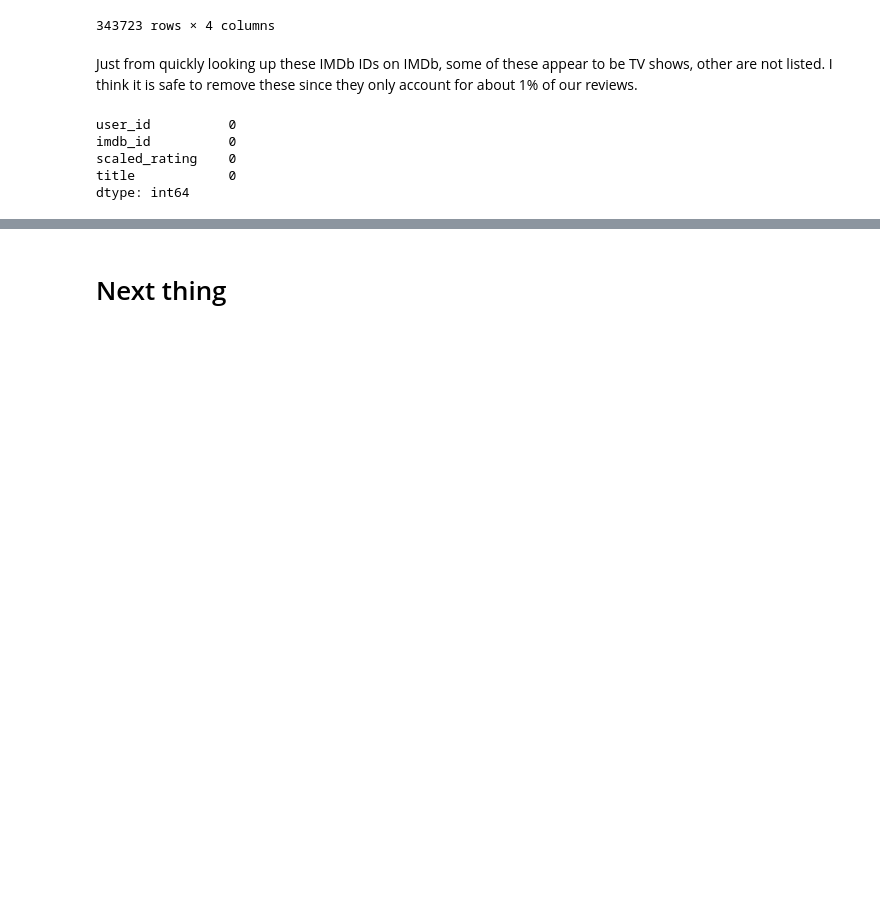
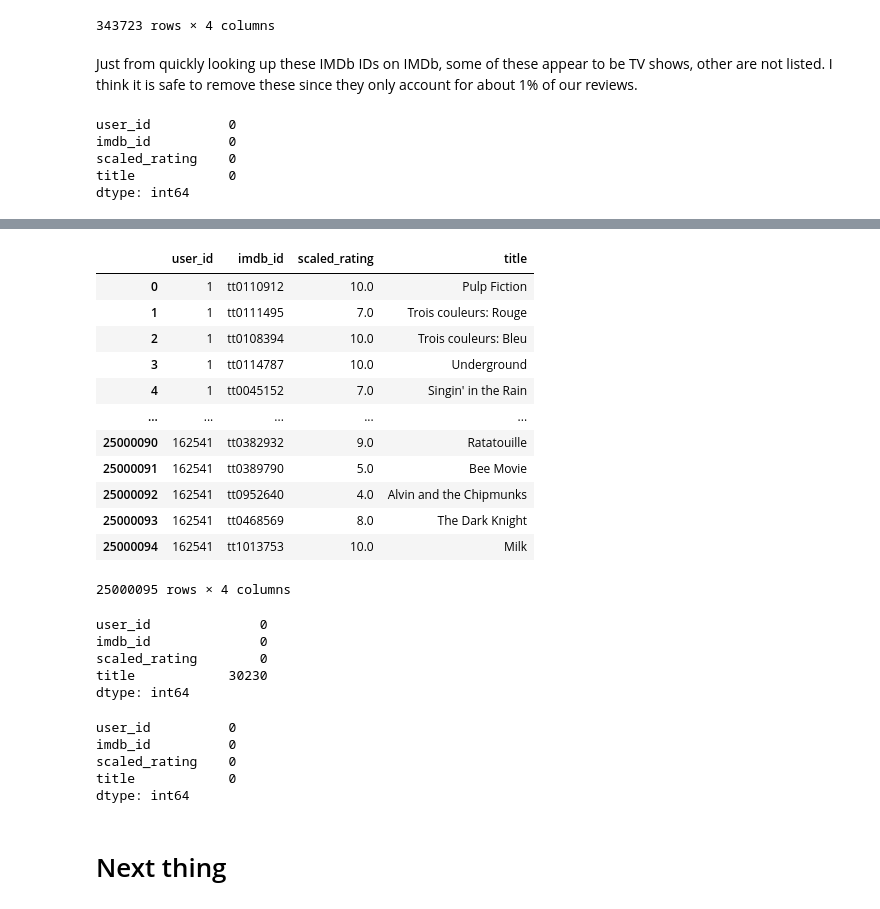
Before and after one commit to jackfrantz/Movie-Recommender-System, a Jupyter notebook: Code_Notebooks/Data_Cleaning.ipynb, the cells around one changed output, grey strips where cells are left out. Saved outputs shown, nothing was run; the diff lists cells and outputs as text; code cells hidden in the pictures; blank space fills up the shorter version.

Commit message:
created dataframe with only movielens reviews and saved as csv

```diff
--- a/Code_Notebooks/Data_Cleaning.ipynb
+++ b/Code_Notebooks/Data_Cleaning.ipynb
@@ -285,0 +298,35 @@ merged_reviews.to_csv('../Data/Large-Data/merged_reviews.csv', index = False)
+# %%
+ml_ratings_for_merge = pd.merge(ml_ratings_for_merge, imdb_titles, on= 'imdb_id', how='left')
+ml_ratings_for_merge
+# %% [output]
+|  | user_id | imdb_id | scaled_rating | title |
+| 0 | 1 | tt0110912 | 10.0 | Pulp Fiction |
+| 1 | 1 | tt0111495 | 7.0 | Trois couleurs: Rouge |
+| 2 | 1 | tt0108394 | 10.0 | Trois couleurs: Bleu |
+| 3 | 1 | tt0114787 | 10.0 | Underground |
+| 4 | 1 | tt0045152 | 7.0 | Singin' in the Rain |
+| ... | ... | ... | ... | ... |
+| 25000090 | 162541 | tt0382932 | 9.0 | Ratatouille |
+| 25000091 | 162541 | tt0389790 | 5.0 | Bee Movie |
+| 25000092 | 162541 | tt0952640 | 4.0 | Alvin and the Chipmunks |
+| 25000093 | 162541 | tt0468569 | 8.0 | The Dark Knight |
+| 25000094 | 162541 | tt1013753 | 10.0 | Milk |
+25000095 rows × 4 columns
+# %%
+ml_ratings_for_merge.isna().sum()
+# %% [output]
+user_id              0
+imdb_id              0
+scaled_rating        0
+title            30230
+dtype: int64
+# %%
+# Let's drop the columns without titles
+ml_ratings_for_merge = ml_ratings_for_merge.dropna()
+ml_ratings_for_merge.isna().sum()
+# %% [output]
+user_id          0
+imdb_id          0
+scaled_rating    0
+title            0
+dtype: int64
```
Also changed, not shown: parts of 3 cells of this notebook.
